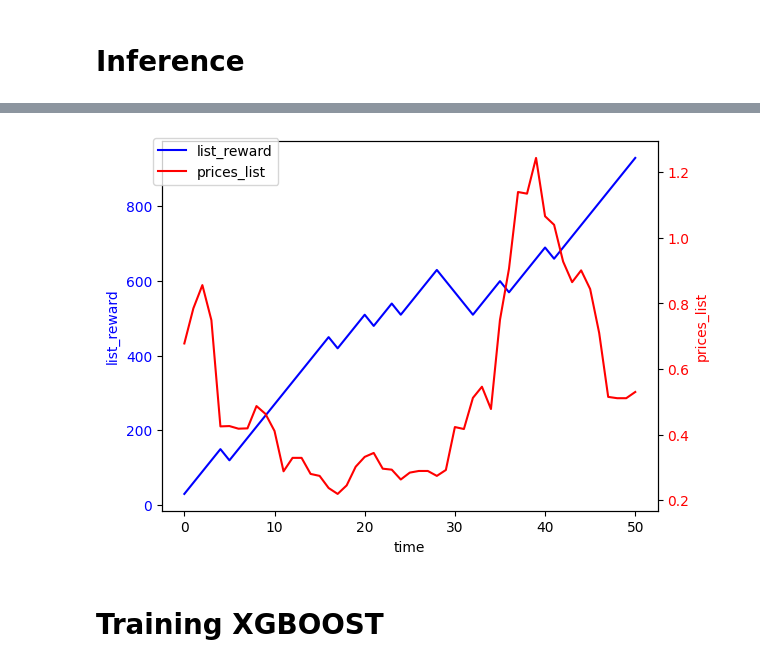
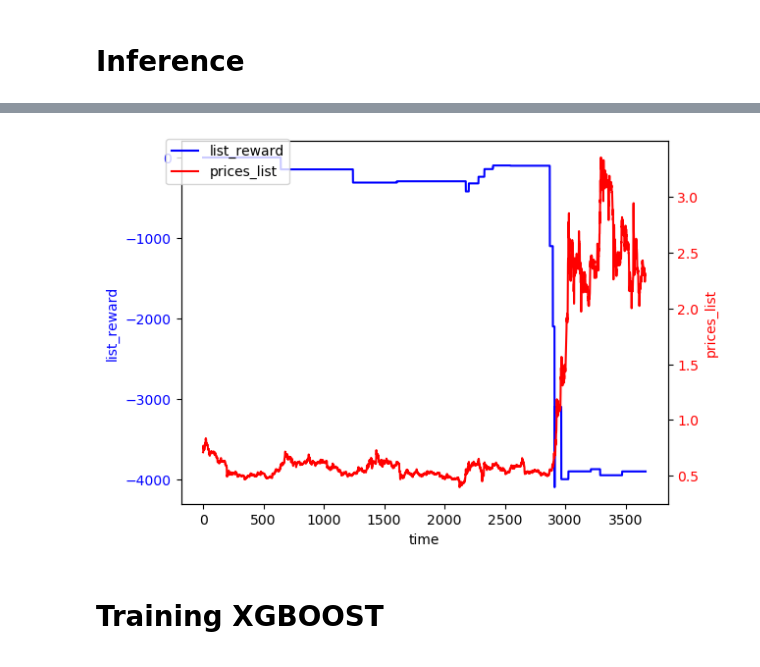
Before and after one commit to khiemdoan/qcuongning-binance-future, a Jupyter notebook: search.ipynb, the cells around one changed output, grey strips where cells are left out. Drawn from its saved outputs; the diff is of its cells as text; code cells hidden in the pictures.

```diff
--- a/search.ipynb
+++ b/search.ipynb
@@ -129,5 +151,5 @@ def classify_trend_bollband(row):
     else:
         return 0
 # %%
-df_all, csv_link = generate_df_klines(start = "2024-01-16", end = "2025-03-10", symb = "COMBOUSDT", interval = "15m")
+df_all, csv_link = generate_df_klines(start = "2023-07-16", end = "2025-03-20", symb = "XRPUSDT", interval = "4h")
 # %% [output]
@@ -160,13 +185,13 @@ df_all['lower'] = df_all['SMA20'] - 2 * df_all['std']
 
 
 
-df_all['Trend'] = df_all.apply(classify_trend_through, axis=1)
+df_all['Trend'] = df_all.apply(classify_trend_bollband, axis=1)
 
 # df_all = df_all.iloc[-20000:].reset_index()
 display(df_all.head(1))
 display(df_all.tail(2))
 
-rs2, idcond, high_check, low_check, list_reward, prices_list = rule(df_all, df_all, tp=3, sl=3,window_test=1,num_random=20000, model=None, seq=30, time_pred="all",manual_cond=False)
+rs2, idcond, high_check, low_check, list_reward, prices_list = rule(df_all, df_all, tp=10, sl=100,window_test=1,num_random=2400, model=None, seq=30, time_pred="all",manual_cond=True)
 print(len(rs2))
 list_reward[-1]
 # %% [output]
@@ -182,26 +242,37 @@ num points:  20000 number_low/all_point 0.772 cannot_break 0
+# %%
+prices_list = []
+balances = [0]
+pos_get = [i[0] for i in idcond]
+for i in range(len(df_all)):
+    prices_list.append(df_all.iloc[i]['close'])
+    if i in pos_get:
+        ind = pos_get.index(i)
+        balances.append(list_reward[ind])
+    else:
+        balances.append(balances[-1])
 # %%
 import matplotlib.pyplot as plt
 
 
 fig, ax1 = plt.subplots()
 
-ax1.plot(list_reward, 'b-', label='list_reward')
+ax1.plot(balances, 'b-', label='list_reward')
 ax1.set_xlabel('time')
 ax1.set_ylabel('list_reward', color='b')
 ax1.tick_params(axis='y', labelcolor='b')
 
 ax2 = ax1.twinx()
 ax2.plot(prices_list, 'r-', label='prices_list')
 ax2.set_ylabel('prices_list', color='r')
 ax2.tick_params(axis='y', labelcolor='r')
 
 
 fig.legend(loc='upper left', bbox_to_anchor=(0.1, 0.9))
 
 # plt.title('Two Lists with Different Scales')
 plt.show()
 # %% [output]
-[figure, old version]
+[figure, new version]
 # %% [markdown]
 # Training XGBOOST
 # %%
```
Also changed, not shown: parts of 5 cells of this notebook, 27 other files.
